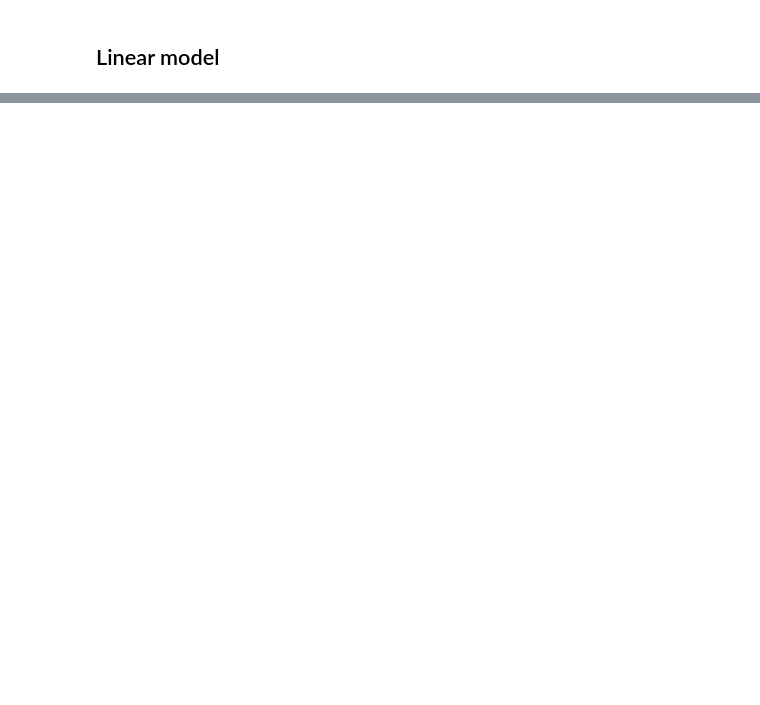
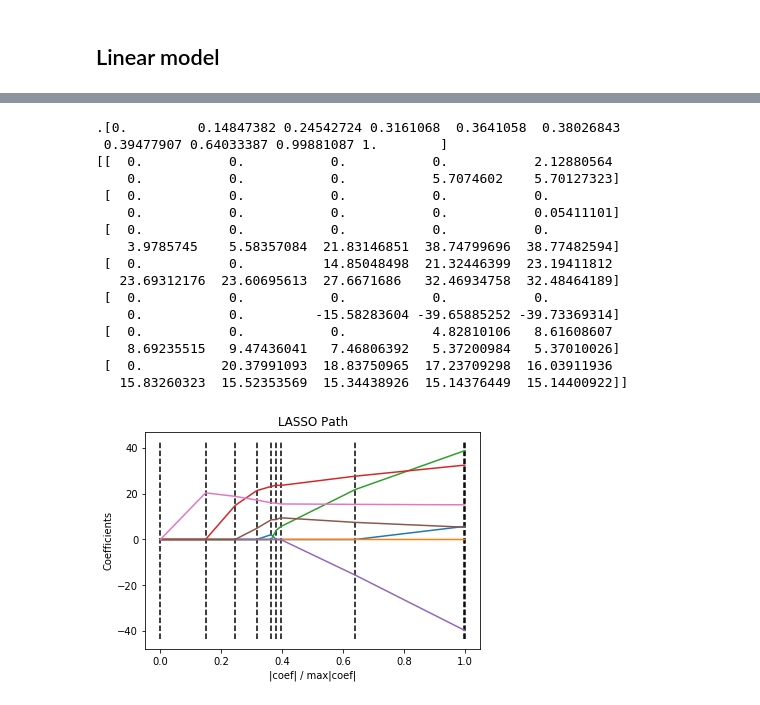
Before and after one commit to minggnim/ml-exp, a Jupyter notebook: Regression Modelling.ipynb, the cells around one changed output, grey strips where cells are left out. Cells and saved outputs as stored; diff of their text form; code cells hidden in the pictures; blank space fills up the shorter version.

```diff
--- a/Regression Modelling.ipynb
+++ b/Regression Modelling.ipynb
@@ -88,0 +161,3 @@ print(rmse)
+# %%
+reg = linear_model.LassoLarsCV(cv=20).fit(X_train, y_train)
+reg.fit(X_train, y_train)
@@ -88,0 +190,32 @@ print(rmse)
+# %%
+_, _, coefs = linear_model.lars_path(X_train, y_train, method='lasso', verbose=True)
+xx = np.sum(np.abs(coefs.T), axis=1)
+xx /= xx[-1]
+print(xx)
+print(coefs)
+plt.plot(xx, coefs.T)
+ymin, ymax = plt.ylim()
+plt.vlines(xx, ymin, ymax, linestyle='dashed')
+plt.xlabel('|coef| / max|coef|')
+plt.ylabel('Coefficients')
+plt.title('LASSO Path')
+plt.axis('tight')
+plt.show()
+# %% [output]
+.[0.         0.14847382 0.24542724 0.3161068  0.3641058  0.38026843
+ 0.39477907 0.64033387 0.99881087 1.        ]
+[[  0.           0.           0.           0.           2.12880564
+    0.           0.           0.           5.7074602    5.70127323]
+ [  0.           0.           0.           0.           0.
+    0.           0.           0.           0.           0.05411101]
+ [  0.           0.           0.           0.           0.
+    3.9785745    5.58357084  21.83146851  38.74799696  38.77482594]
+ [  0.           0.          14.85048498  21.32446399  23.19411812
+   23.69312176  23.60695613  27.6671686   32.46934758  32.48464189]
+ [  0.           0.           0.           0.           0.
+    0.           0.         -15.58283604 -39.65885252 -39.73369314]
+ [  0.           0.           0.           4.82810106   8.61608607
+    8.69235515   9.47436041   7.46806392   5.37200984   5.37010026]
+ [  0.          20.37991093  18.83750965  17.23709298  16.03911936
+   15.83260323  15.52353569  15.34438926  15.14376449  15.14400922]]
+[figure, added]
```
Also changed, not shown: parts of 37 cells of this notebook.
